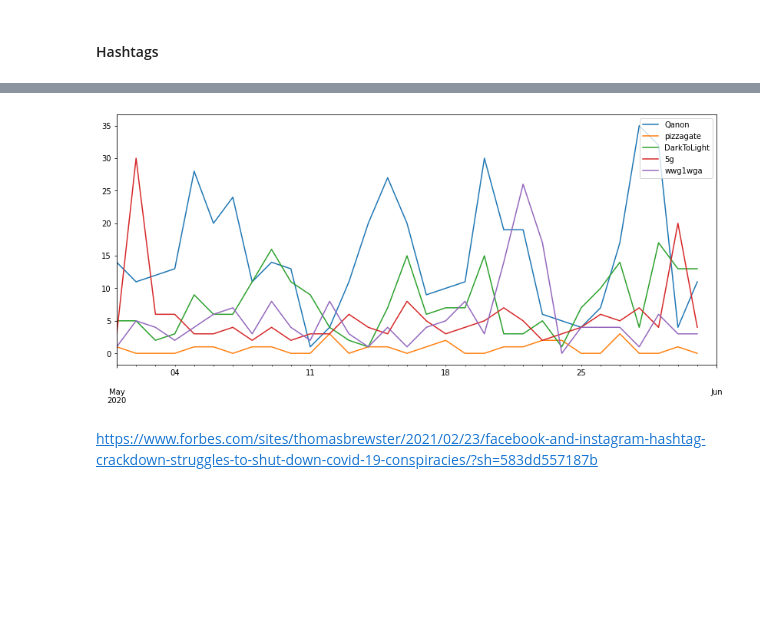
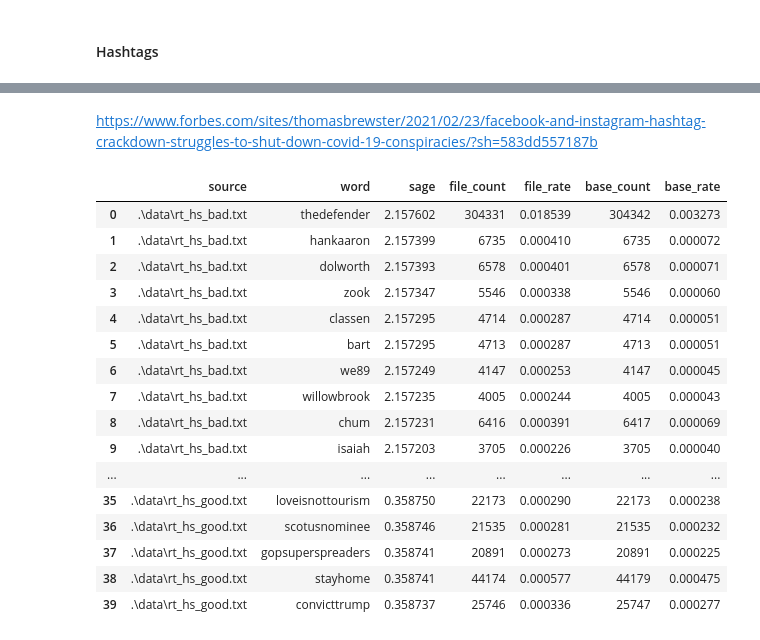
Before and after one commit to gi-ux/BachelorProject, a Jupyter notebook: notebook/misc/Process_Tweets.ipynb, the cells around one changed output, grey strips where cells are left out. Saved outputs shown, nothing was run; the diff lists cells and outputs as text; code cells hidden in the pictures; blank space fills up the shorter version.

```diff
--- a/notebook/misc/Process_Tweets.ipynb
+++ b/notebook/misc/Process_Tweets.ipynb
@@ -717,7 +707,29 @@ hash_date = tweets_utils.hashtag_date(x)
 # %%
-hashtags = ["Qanon", "pizzagate", "DarkToLight", "5g", "wwg1wga"]
-plot_lines(hash_date, hashtags)
+# hashtags = ["pizzagate", "DarkToLight", "5g", "wwg1wga","covid19"]
+# plot_lines(hash_date, hashtags)
-# %% [output]
-[figure, removed]
 # %% [markdown]
 https://www.forbes.com/sites/thomasbrewster/2021/02/23/facebook-and-instagram-hashtag-crackdown-struggles-to-shut-down-covid-19-conspiracies/?sh=583dd557187b
+# %%
+path_sage_rt = "F:/Supsi/COVID-19-Tweets/large_files/sage_data/hs_rt_bad_good.csv"
+path_sage = "F:/Supsi/COVID-19-Tweets/large_files/sage_data/hs_bad_good.csv"
+sage_good_bad = pd.read_csv(path_sage_rt, lineterminator="\n")
+sage_good_bad
+# print(sage_good_bad.last_valid_index())
+# %% [output]
+|  | source | word | sage | file_count | file_rate | base_count | base_rate |
+| 0 | .\data\rt_hs_bad.txt | thedefender | 2.157602 | 304331 | 0.018539 | 304342 | 0.003273 |
+| 1 | .\data\rt_hs_bad.txt | hankaaron | 2.157399 | 6735 | 0.000410 | 6735 | 0.000072 |
+| 2 | .\data\rt_hs_bad.txt | dolworth | 2.157393 | 6578 | 0.000401 | 6578 | 0.000071 |
+| 3 | .\data\rt_hs_bad.txt | zook | 2.157347 | 5546 | 0.000338 | 5546 | 0.000060 |
+| 4 | .\data\rt_hs_bad.txt | classen | 2.157295 | 4714 | 0.000287 | 4714 | 0.000051 |
+| 5 | .\data\rt_hs_bad.txt | bart | 2.157295 | 4713 | 0.000287 | 4713 | 0.000051 |
+| 6 | .\data\rt_hs_bad.txt | we89 | 2.157249 | 4147 | 0.000253 | 4147 | 0.000045 |
+| 7 | .\data\rt_hs_bad.txt | willowbrook | 2.157235 | 4005 | 0.000244 | 4005 | 0.000043 |
+| 8 | .\data\rt_hs_bad.txt | chum | 2.157231 | 6416 | 0.000391 | 6417 | 0.000069 |
+| 9 | .\data\rt_hs_bad.txt | isaiah | 2.157203 | 3705 | 0.000226 | 3705 | 0.000040 |
+| ... | ... | ... | ... | ... | ... | ... | ... |
+| 35 | .\data\rt_hs_good.txt | loveisnottourism | 0.358750 | 22173 | 0.000290 | 22173 | 0.000238 |
+| 36 | .\data\rt_hs_good.txt | scotusnominee | 0.358746 | 21535 | 0.000281 | 21535 | 0.000232 |
+| 37 | .\data\rt_hs_good.txt | gopsuperspreaders | 0.358741 | 20891 | 0.000273 | 20891 | 0.000225 |
+| 38 | .\data\rt_hs_good.txt | stayhome | 0.358741 | 44174 | 0.000577 | 44179 | 0.000475 |
+| 39 | .\data\rt_hs_good.txt | convicttrump | 0.358737 | 25746 | 0.000336 | 25747 | 0.000277 |
```
Also changed, not shown: parts of 8 cells of this notebook, 1 other file.
